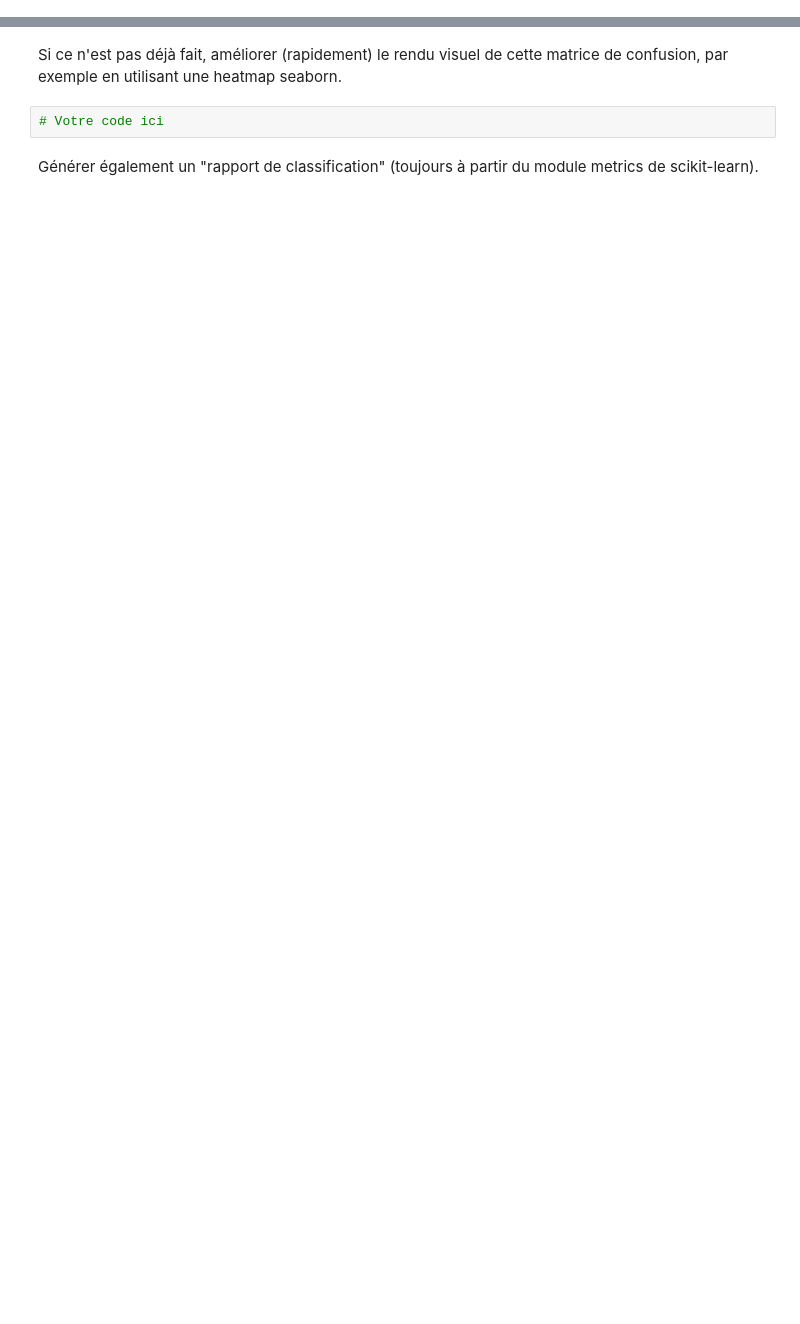
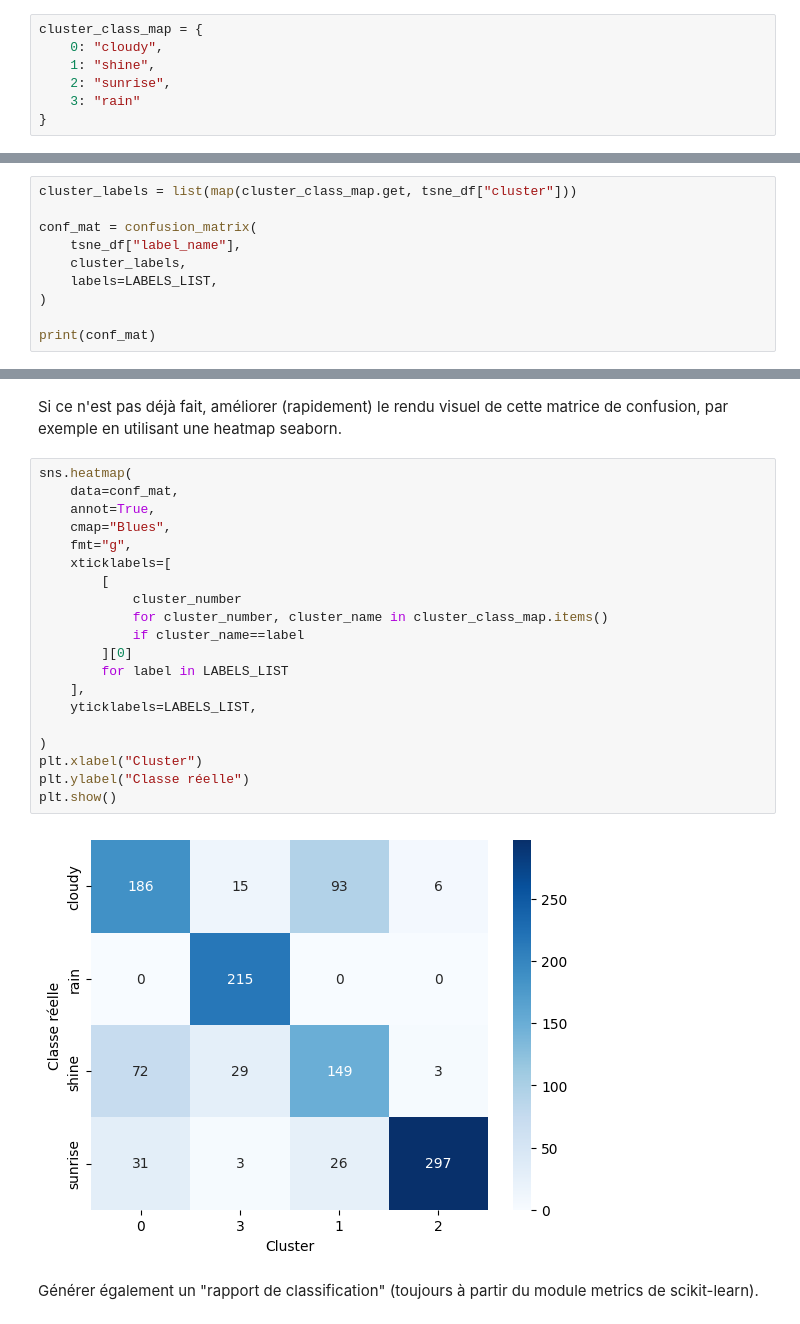
Before and after one commit to BEESPE/pyicv, a Jupyter notebook: 08_cnn-weather-detection/tp-cnn-weather-images_live-coding.ipynb, the cells around one changed output, grey strips where cells are left out. Drawn from its saved outputs; the diff is of its cells as text; blank space fills up the shorter version.

```diff
--- a/08_cnn-weather-detection/tp-cnn-weather-images_live-coding.ipynb
+++ b/08_cnn-weather-detection/tp-cnn-weather-images_live-coding.ipynb
@@ -329,2 +345,9 @@ Effectuer à l'oeil une correspondance (bijective) entre les classes et les clus
+# %%
+cluster_class_map = {
+    0: "cloudy",
+    1: "shine",
+    2: "sunrise",
+    3: "rain"
+}
 # %% [markdown]
 Dénombrer le nombre d'images shine affectées au cluster cloudy.
@@ -346,0 +376,10 @@ A l'aide de la fonction confusion_matrix du module metrics de scikit-learn, affi
+# %%
+cluster_labels = list(map(cluster_class_map.get, tsne_df["cluster"]))
+
+conf_mat = confusion_matrix(
+    tsne_df["label_name"],
+    cluster_labels,
+    labels=LABELS_LIST,
+)
+
+print(conf_mat)
@@ -347,6 +391,26 @@ A l'aide de la fonction confusion_matrix du module metrics de scikit-learn, affi
 # %% [markdown]
 Si ce n'est pas déjà fait, améliorer (rapidement) le rendu visuel de cette matrice de confusion, par exemple en utilisant une heatmap seaborn.
-# %%
-# Votre code ici
+# %%
+sns.heatmap(
+    data=conf_mat,
+    annot=True,
+    cmap="Blues",
+    fmt="g",
+    xticklabels=[
+        [
+            cluster_number
+            for cluster_number, cluster_name in cluster_class_map.items()
+            if cluster_name==label
+        ][0]
+        for label in LABELS_LIST
+    ],
+    yticklabels=LABELS_LIST,
+
+)
+plt.xlabel("Cluster")
+plt.ylabel("Classe réelle")
+plt.show()
+# %% [output]
+[figure, added]
 # %% [markdown]
 Générer également un "rapport de classification" (toujours à partir du module metrics de scikit-learn).
```
Also changed, not shown: parts of 25 cells of this notebook, 2 other files.
